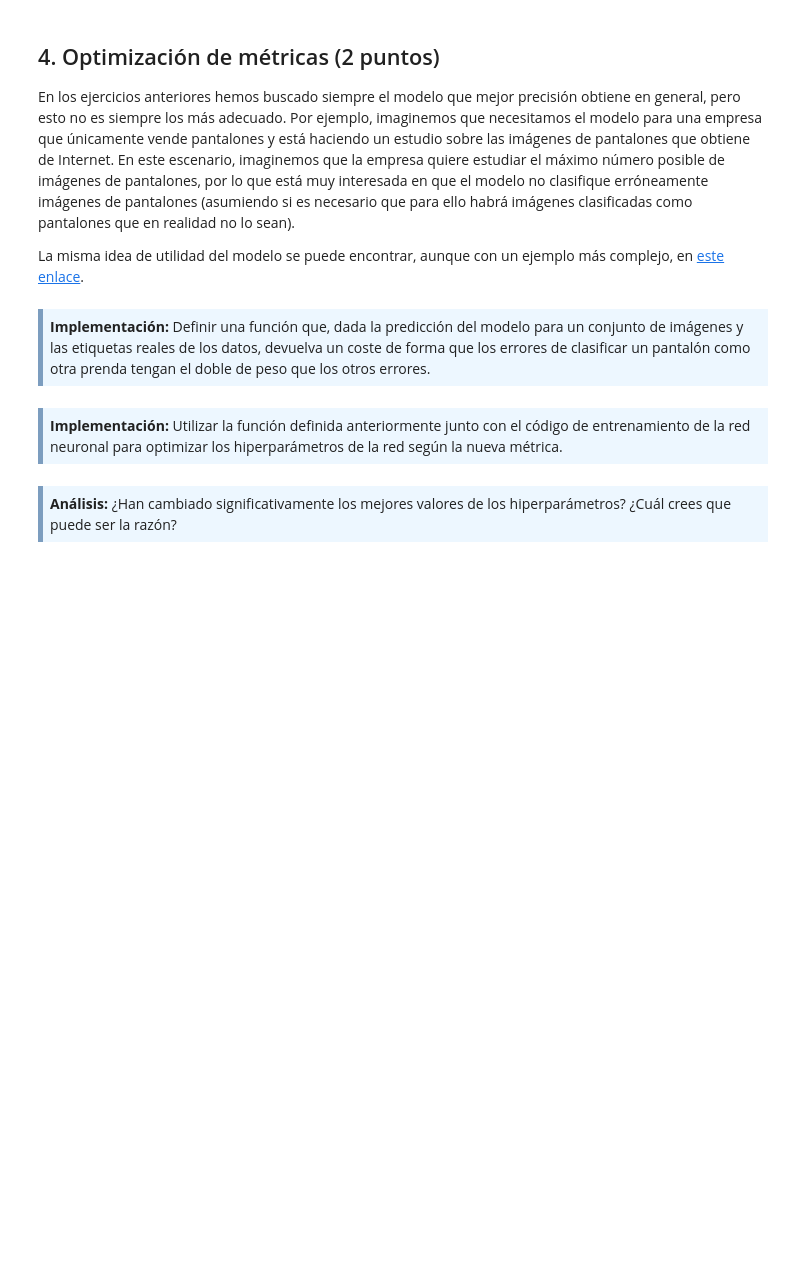
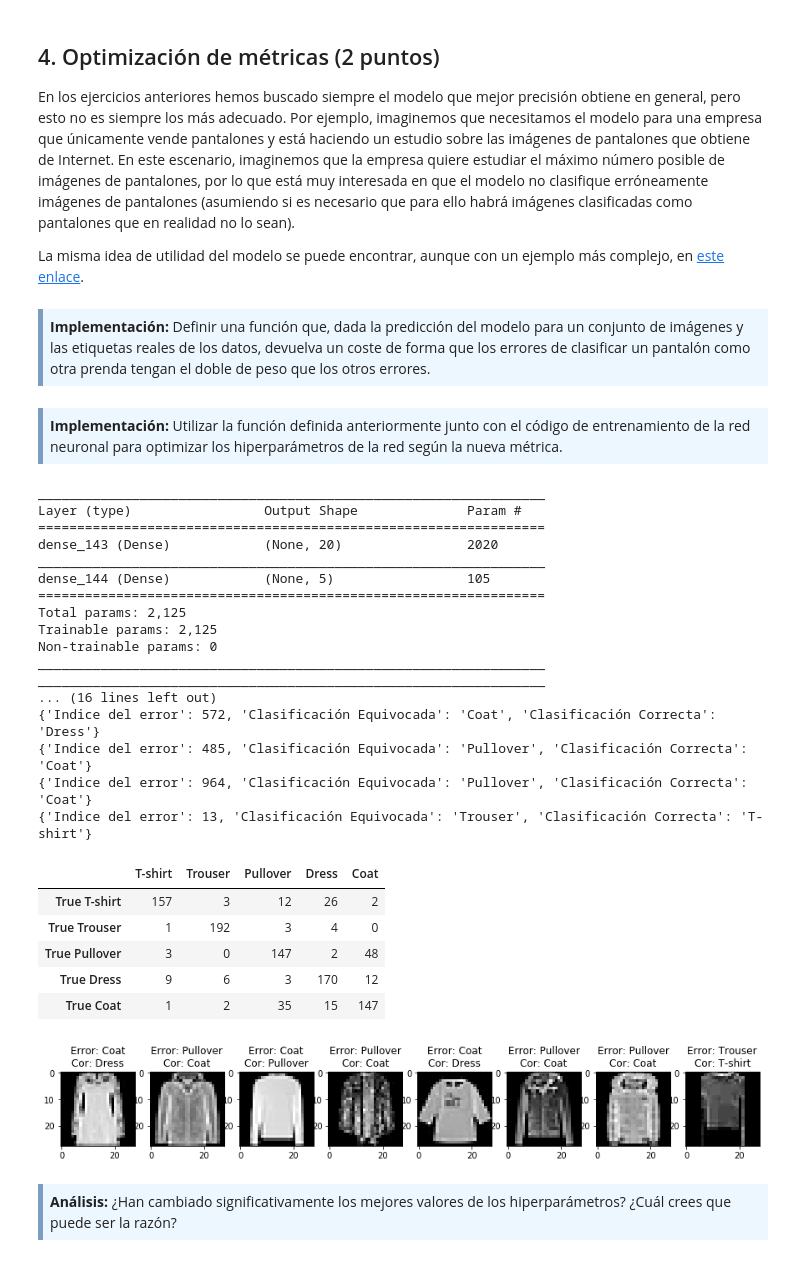
Before and after one commit to fernandoabcampos/advanced-data-mining, a Jupyter notebook: PEC3/20181_M2.855_PEC3-Enunciado.ipynb, the cells around one changed output. Drawn from its saved outputs; the diff is of its cells as text; code cells hidden in the pictures; blank space fills up the shorter version.

Commit message:
Hyperparam - class_weight

```diff
--- a/PEC3/20181_M2.855_PEC3-Enunciado.ipynb
+++ b/PEC3/20181_M2.855_PEC3-Enunciado.ipynb
@@ -592,10 +593,78 @@ La misma idea de utilidad del modelo se puede encontrar, aunque con un ejemplo m
 <div style="background-color: #EDF7FF; border-color: #7C9DBF; border-left: 5px solid #7C9DBF; padding: 0.5em;">
 <strong>Implementación:</strong> Definir una función que, dada la predicción del modelo para un conjunto de imágenes y las etiquetas reales de los datos, devuelva un coste de forma que los errores de clasificar un pantalón como otra prenda tengan el doble de peso que los otros errores.
 </div>
+# %%
+category_in_study = 'Trouser'
+
+def get_double_category_cost(category):
+    class_weight = dict()
+    for i in range(len(labels_text)):
+        class_weight[i] = 1 if labels_text[i] != category else 2
+    return class_weight
+
+def cost_function_weighted (model, data_prediction, real_labels) :
+    my_class_weight = get_double_category_cost(category_in_study)
+    model.fit(data_prediction, real_labels, class_weight=my_class_weight)
+    model.model.summary()
+    return model
 # %% [markdown]
 <div style="background-color: #EDF7FF; border-color: #7C9DBF; border-left: 5px solid #7C9DBF; padding: 0.5em;">
 <strong>Implementación:</strong> Utilizar la función definida anteriormente junto con el código de entrenamiento de la red neuronal para optimizar los hiperparámetros de la red según la nueva métrica.
 </div>
+# %%
+
+# Para optimizar aplicaré más 10 combinaciones buscando otros valores para hidden layers, lr y epochs (ahora con class_weight)
+rand_list_v2 = {"nodes": random.sample(range(20, 200), combinations), # Hidden layer
+             "lr": np.random.uniform(low=0.001, high=0.2, size=(combinations,)),
+             "batch_size": [32],
+             "epochs": random.sample(range(10, 50), combinations)}
+
+model2 = KerasClassifier(build_fn=create_model, verbose=0)
+modelTuned = cost_function_weighted(model2, X_train_pca, y_train)
+
+rand_search2 = RandomizedSearchCV(estimator=modelTuned, param_distributions = rand_list_v2
+                        , n_iter = combinations, cv = 4, random_state = 2017, scoring = 'accuracy')
+
+# Could have proceeded the one hot encoded - not done as it wasn't defined in the question
+rand_search2.fit(X_train_pca, y_train)
+rand_search2.cv_results_
+
+epochs_final = rand_search2.best_params_['epochs']
+batch_size_final = rand_search2.best_params_['batch_size']
+nodes = rand_search2.best_params_['nodes']
+lr = rand_search2.best_params_['lr']
+
+keras_nn_changed = KerasClassifier(build_fn=create_model, epochs=epochs_final, batch_size=batch_size_final, verbose=0)
+keras_nn_changed = cost_function_weighted(keras_nn_changed, X_train_pca, y_train)
+y_keras_with_cost_pred = keras_nn_changed.predict(X_test_pca)
+
+print_wrong_classification(max_value, y_keras_with_cost_pred)
+my_confusion_matrix(y_keras_with_cost_pred)
+# %% [output]
+_________________________________________________________________
+Layer (type)                 Output Shape              Param #
+=================================================================
+dense_143 (Dense)            (None, 20)                2020
+_________________________________________________________________
+dense_144 (Dense)            (None, 5)                 105
+=================================================================
+Total params: 2,125
+Trainable params: 2,125
+Non-trainable params: 0
+_________________________________________________________________
+_________________________________________________________________
+... (16 lines left out)
+{'Indice del error': 572, 'Clasificación Equivocada': 'Coat', 'Clasificación Correcta': 'Dress'}
+{'Indice del error': 485, 'Clasificación Equivocada': 'Pullover', 'Clasificación Correcta': 'Coat'}
+{'Indice del error': 964, 'Clasificación Equivocada': 'Pullover', 'Clasificación Correcta': 'Coat'}
+{'Indice del error': 13, 'Clasificación Equivocada': 'Trouser', 'Clasificación Correcta': 'T-shirt'}
+|  | T-shirt | Trouser | Pullover | Dress | Coat |
+| True T-shirt | 157 | 3 | 12 | 26 | 2 |
+| True Trouser | 1 | 192 | 3 | 4 | 0 |
+| True Pullover | 3 | 0 | 147 | 2 | 48 |
+| True Dress | 9 | 6 | 3 | 170 | 12 |
+| True Coat | 1 | 2 | 35 | 15 | 147 |
+[figure, added]
 # %% [markdown]
 <div style="background-color: #EDF7FF; border-color: #7C9DBF; border-left: 5px solid #7C9DBF; padding: 0.5em;">
 <strong>Análisis:</strong> ¿Han cambiado significativamente los mejores valores de los hiperparámetros? ¿Cuál crees que puede ser la razón?
```
Also changed, not shown: parts of 13 cells of this notebook.
